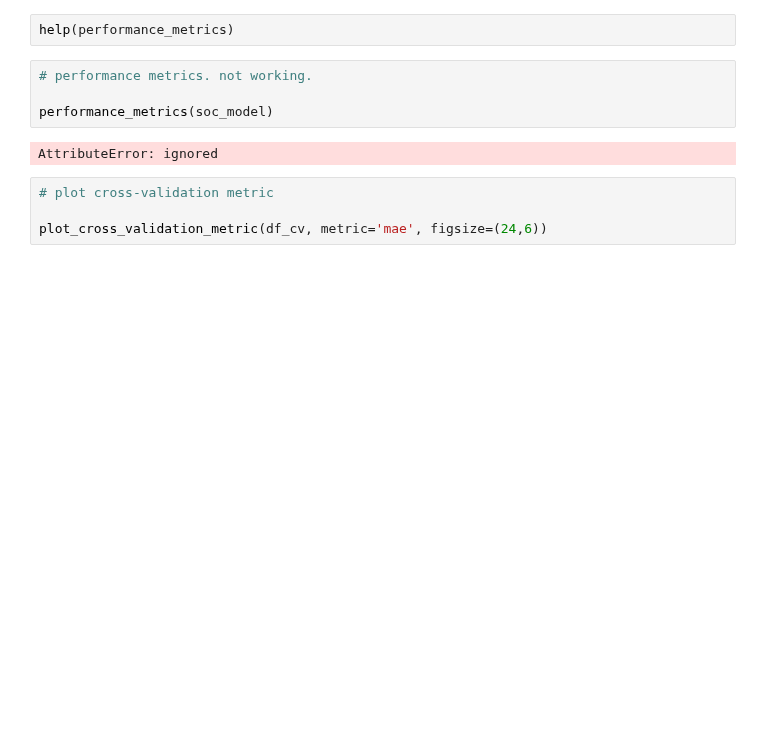
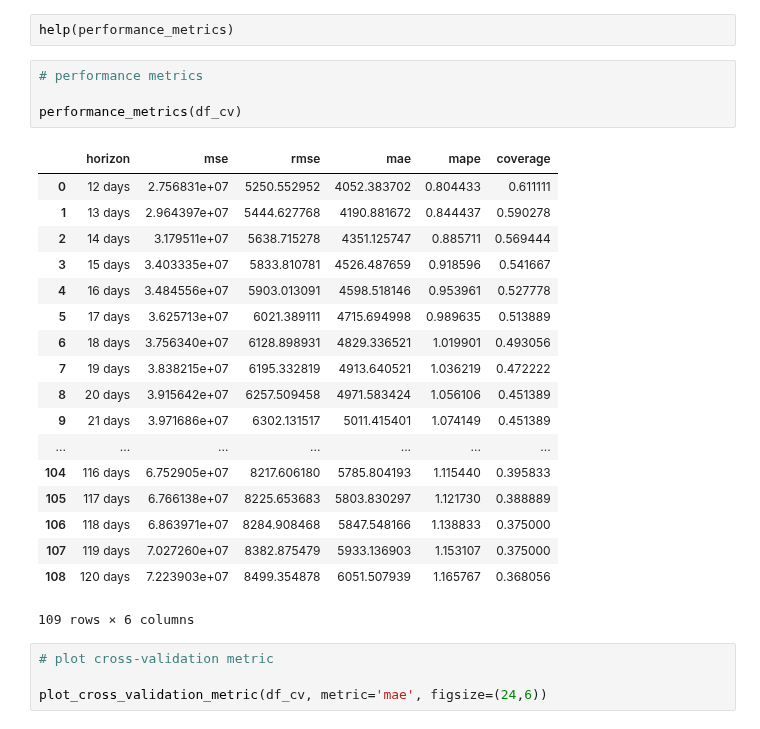
Before and after one commit to bloominstituteoftechnology/DS-Unit-2-Regression-1, a Jupyter notebook: Stephen_Sinclair_evaluating_forecasts.ipynb, the cells around one changed output. Cells and saved outputs as stored; diff of their text form; blank space fills up the shorter version.

Commit message:
fixed performance_metrics

```diff
--- a/Stephen_Sinclair_evaluating_forecasts.ipynb
+++ b/Stephen_Sinclair_evaluating_forecasts.ipynb
@@ -216,11 +216,28 @@ df_cv.head()
 # %%
 help(performance_metrics)
 # %%
-# performance metrics. not working.
+# performance metrics
 
-performance_metrics(soc_model)
+performance_metrics(df_cv)
 # %% [output]
+|  | horizon | mse | rmse | mae | mape | coverage |
+| 0 | 12 days | 2.756831e+07 | 5250.552952 | 4052.383702 | 0.804433 | 0.611111 |
+| 1 | 13 days | 2.964397e+07 | 5444.627768 | 4190.881672 | 0.844437 | 0.590278 |
+| 2 | 14 days | 3.179511e+07 | 5638.715278 | 4351.125747 | 0.885711 | 0.569444 |
+| 3 | 15 days | 3.403335e+07 | 5833.810781 | 4526.487659 | 0.918596 | 0.541667 |
+| 4 | 16 days | 3.484556e+07 | 5903.013091 | 4598.518146 | 0.953961 | 0.527778 |
+| 5 | 17 days | 3.625713e+07 | 6021.389111 | 4715.694998 | 0.989635 | 0.513889 |
+| 6 | 18 days | 3.756340e+07 | 6128.898931 | 4829.336521 | 1.019901 | 0.493056 |
+| 7 | 19 days | 3.838215e+07 | 6195.332819 | 4913.640521 | 1.036219 | 0.472222 |
+| 8 | 20 days | 3.915642e+07 | 6257.509458 | 4971.583424 | 1.056106 | 0.451389 |
+| 9 | 21 days | 3.971686e+07 | 6302.131517 | 5011.415401 | 1.074149 | 0.451389 |
+| ... | ... | ... | ... | ... | ... | ... |
+| 104 | 116 days | 6.752905e+07 | 8217.606180 | 5785.804193 | 1.115440 | 0.395833 |
+| 105 | 117 days | 6.766138e+07 | 8225.653683 | 5803.830297 | 1.121730 | 0.388889 |
+| 106 | 118 days | 6.863971e+07 | 8284.908468 | 5847.548166 | 1.138833 | 0.375000 |
+| 107 | 119 days | 7.027260e+07 | 8382.875479 | 5933.136903 | 1.153107 | 0.375000 |
+| 108 | 120 days | 7.223903e+07 | 8499.354878 | 6051.507939 | 1.165767 | 0.368056 |
-AttributeError: ignored
+109 rows × 6 columns
 # %%
 # plot cross-validation metric
 
```
